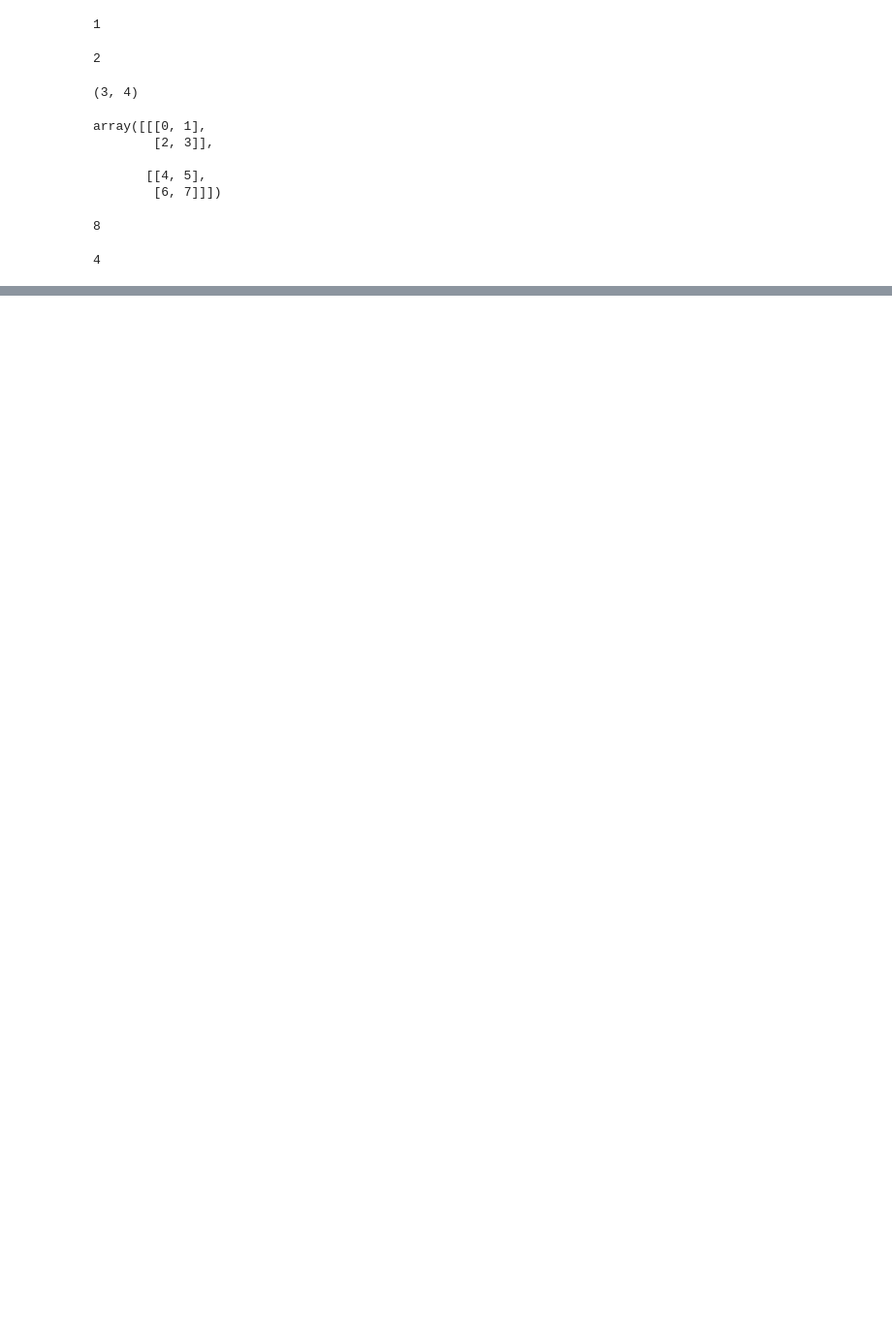
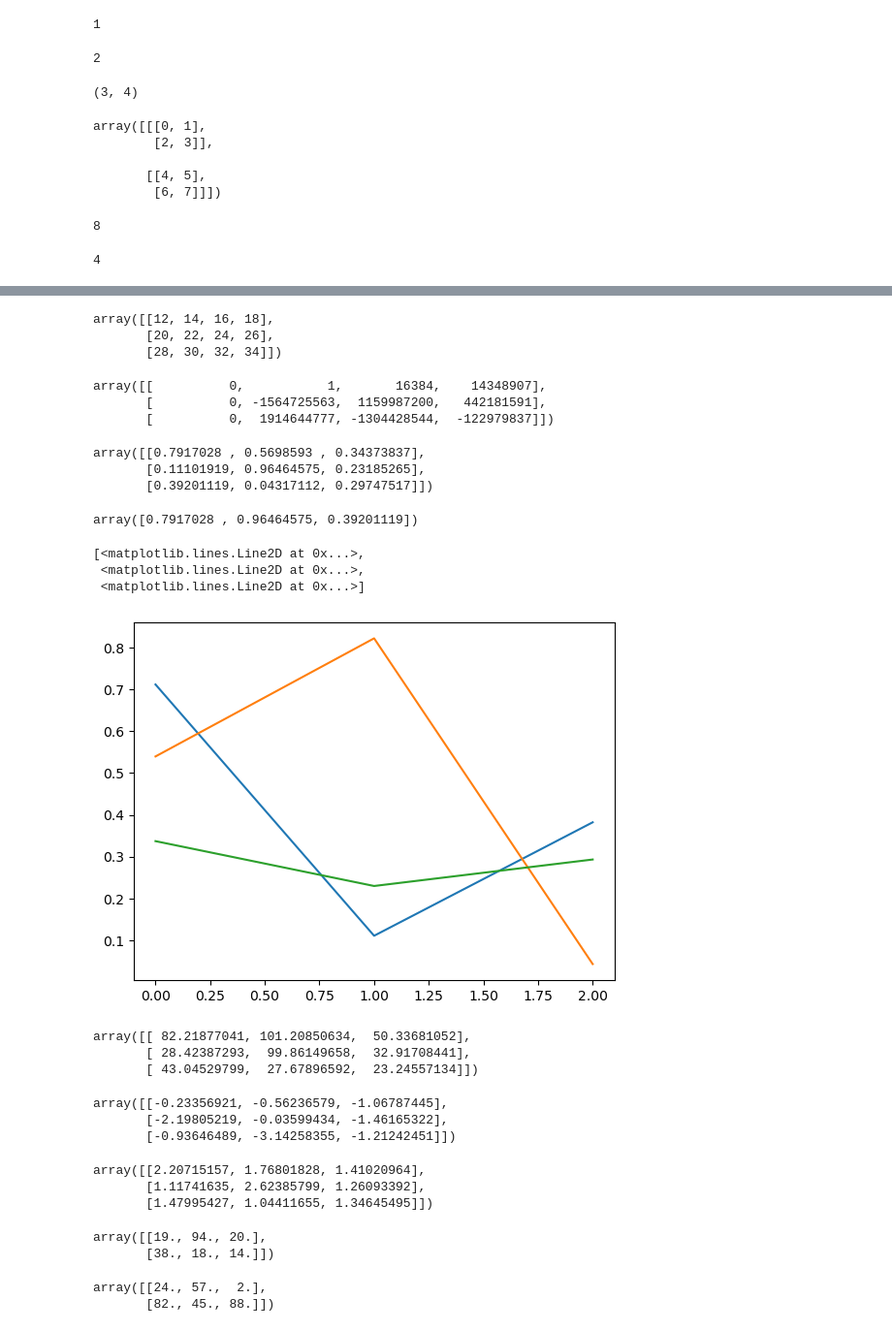
Before and after one commit to akhileshdutt/DataScience_learning, a Jupyter notebook: Revision_libraries/revision.ipynb, the cells around one changed output, grey strips where cells are left out. Shown at 97% size. Cells and saved outputs as stored; diff of their text form; code cells hidden in the pictures; blank space fills up the shorter version.

```diff
--- a/Revision_libraries/revision.ipynb
+++ b/Revision_libraries/revision.ipynb
@@ -116,0 +170,62 @@ a3.itemsize
+# %%
+a1 + a2
+# %% [output]
+array([[12, 14, 16, 18],
+       [20, 22, 24, 26],
+       [28, 30, 32, 34]])
+# %%
+a1 ** a2
+# %% [output]
+array([[          0,           1,       16384,    14348907],
+       [          0, -1564725563,  1159987200,   442181591],
+       [          0,  1914644777, -1304428544,  -122979837]])
+# %%
+a1 = np.random.random((3,3))
+a2 = np.round(a1*100)
+# %%
+a1
+# %% [output]
+array([[0.7917028 , 0.5698593 , 0.34373837],
+       [0.11101919, 0.96464575, 0.23185265],
+       [0.39201119, 0.04317112, 0.29747517]])
+# %%
+np.max(a1,axis=1)
+# %% [output]
+array([0.7917028 , 0.96464575, 0.39201119])
+# %%
+import matplotlib.pyplot as plt
+plt.plot(np.sin(a1))
+# %% [output]
+[<matplotlib.lines.Line2D at 0x...>,
+ <matplotlib.lines.Line2D at 0x...>,
+ <matplotlib.lines.Line2D at 0x...>]
+[figure, added]
+# %%
+np.dot(a1,a2)
+# %% [output]
+array([[ 82.21877041, 101.20850634,  50.33681052],
+       [ 28.42387293,  99.86149658,  32.91708441],
+       [ 43.04529799,  27.67896592,  23.24557134]])
+# %%
+# log and exponenets
+np.log(a1)
+# %% [output]
+array([[-0.23356921, -0.56236579, -1.06787445],
+       [-2.19805219, -0.03599434, -1.46165322],
+       [-0.93646489, -3.14258355, -1.21242451]])
+# %%
+np.exp(a1)
+# %% [output]
+array([[2.20715157, 1.76801828, 1.41020964],
+       [1.11741635, 2.62385799, 1.26093392],
+       [1.47995427, 1.04411655, 1.34645495]])
+# %%
+np.round(np.random.random((2,3))*100)
+# %% [output]
+array([[19., 94., 20.],
+       [38., 18., 14.]])
+# %%
+np.ceil(np.random.random((2,3))*100)
+# %% [output]
+array([[24., 57.,  2.],
+       [82., 45., 88.]])
```
Also changed, not shown: parts of 23 cells of this notebook.
